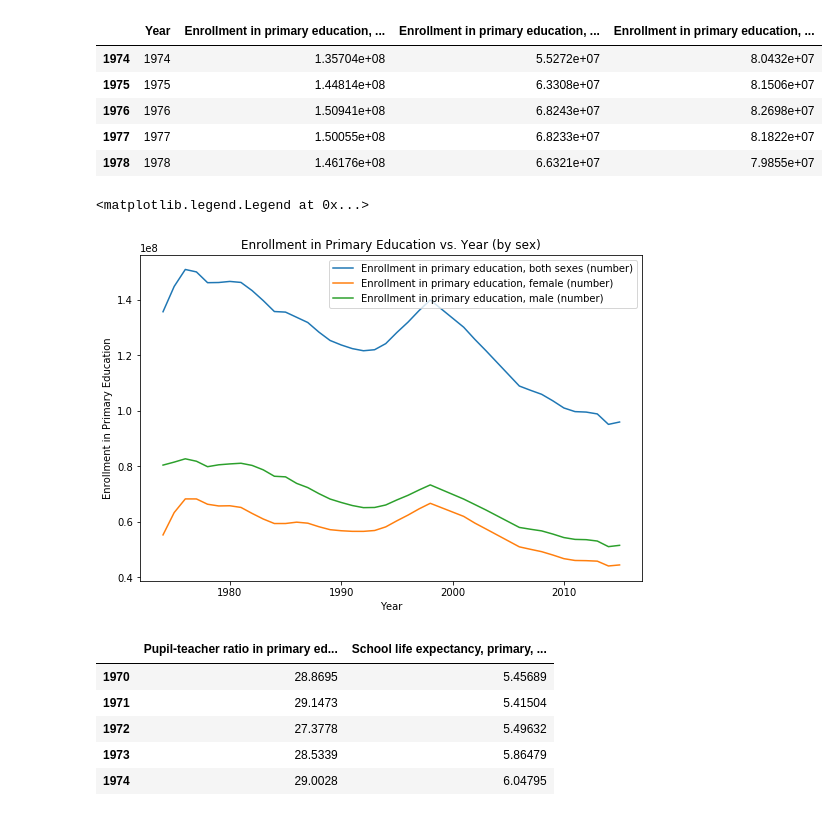
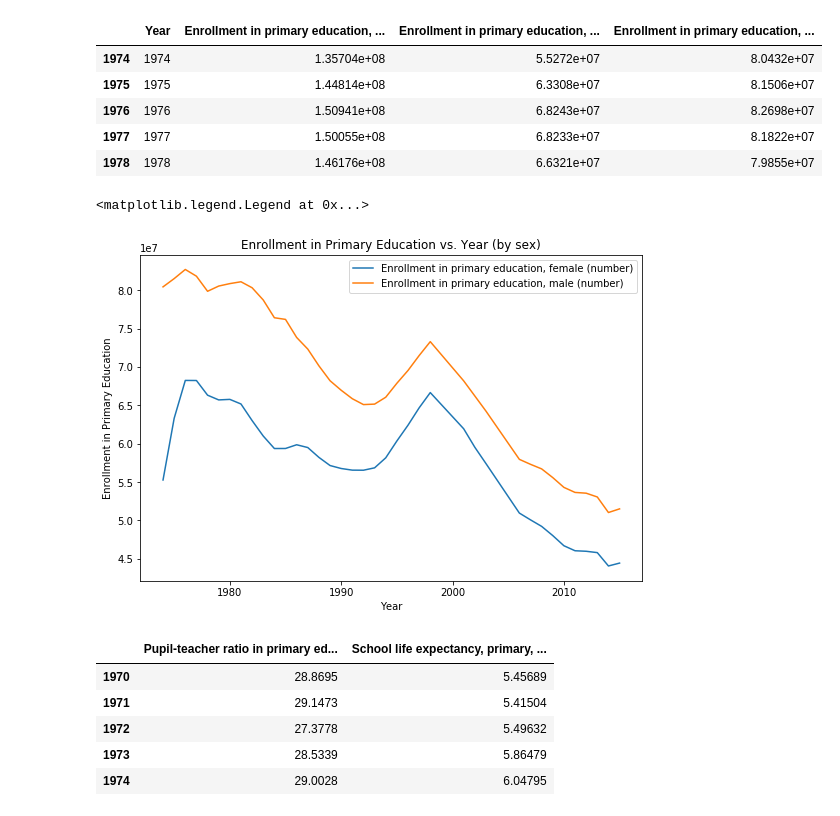
Before and after one commit to anika-rawat/dss2019, a Jupyter notebook: dss sp19/dss_sp19_education.ipynb, the cells around one changed output. Saved outputs shown, nothing was run; the diff lists cells and outputs as text; code cells hidden in the pictures.

```diff
--- a/dss sp19/dss_sp19_education.ipynb
+++ b/dss sp19/dss_sp19_education.ipynb
@@ -187,15 +196,15 @@ china_primary_by_sex.head()
 | 1977 | 1977 | 1.50055e+08 | 6.8233e+07 | 8.1822e+07 |
 | 1978 | 1978 | 1.46176e+08 | 6.6321e+07 | 7.9855e+07 |
 # %%
-china_primary_by_sex.plot("Year", figsize=(9,6))
+china_primary_by_sex.drop(columns=["Enrollment in primary education, both sexes (number)"]).plot("Year", figsize=(9,6))
 
 plt.title('Enrollment in Primary Education vs. Year (by sex)')
 plt.xlabel('Year')
 plt.ylabel('Enrollment in Primary Education')
 plt.legend(loc="upper right")
 # %% [output]
 <matplotlib.legend.Legend at 0x...>
-[figure, old version]
+[figure, new version]
 # %%
 china_pupil_teach = china_data[china_data['Indicator Name'] == 'Pupil-teacher ratio in primary education (headcount basis)'].transpose()
 china_life_expec = china_data[china_data['Indicator Name'] == 'School life expectancy, primary, both sexes (years)'].transpose()
```
Also changed, not shown: parts of 2 cells of this notebook.
